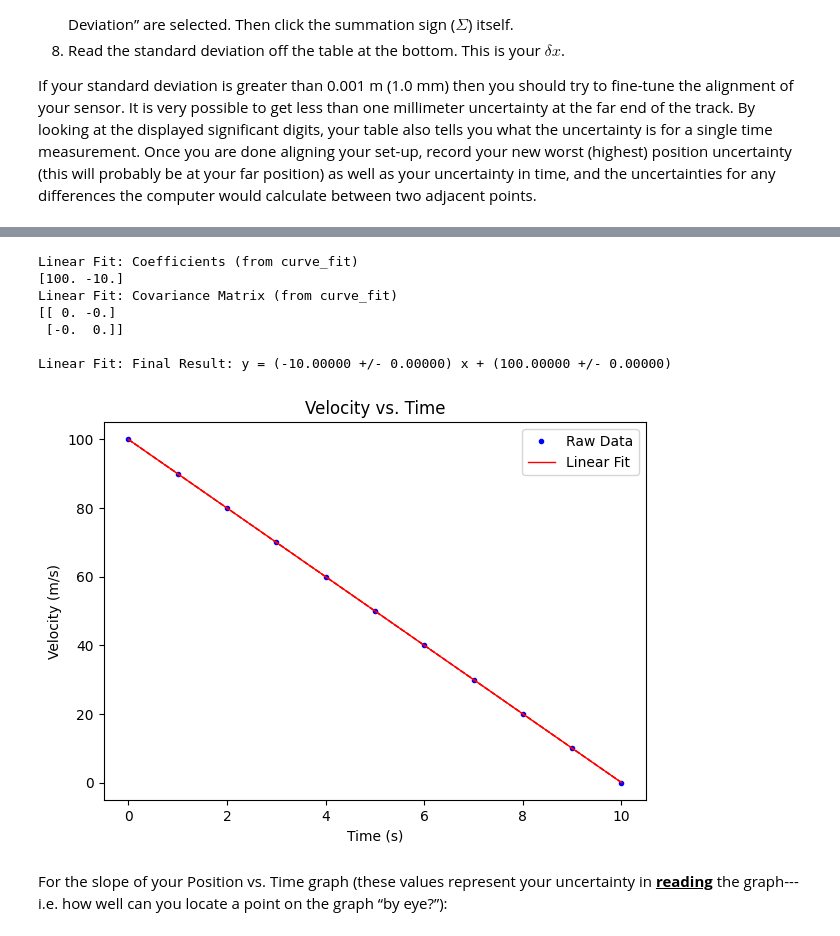
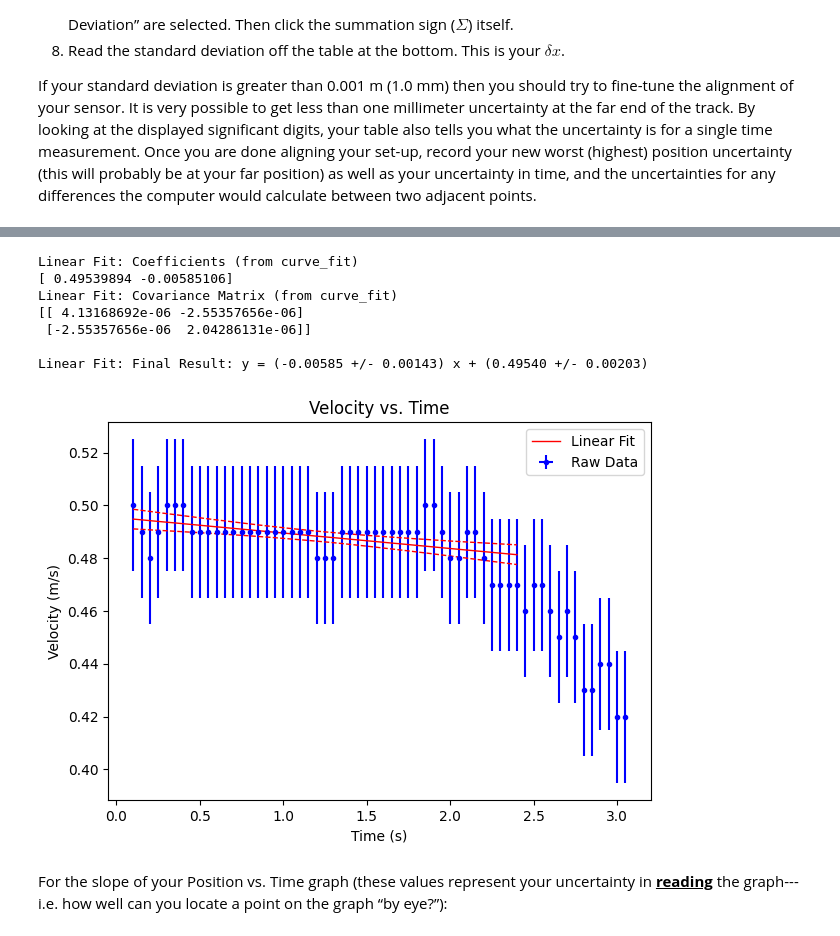
Before and after one commit to nmack21/PhysicsLabs, a Jupyter notebook: PHYS201/Lab2.ipynb, the cells around one changed output, grey strips where cells are left out. Drawn from its saved outputs; the diff is of its cells as text; code cells hidden in the pictures.

```diff
--- a/PHYS201/Lab2.ipynb
+++ b/PHYS201/Lab2.ipynb
@@ -273,7 +264,7 @@ What is the difference in time between two $successive$ data points? (You can ei
 
 #### Enter Raw Data Here!!!!!!!!!!!!!! ####
 
-Delta_t = 0.005
+Delta_t = 0.05/2.0
 
 ###########################################
 
@@ -303,7 +287,9 @@ It is now up to you to draw the best-fit line for the Position vs. Time graph <u
 # Position vs. Time Graph
 
 # Reads the name of the csv file and gets the data
-df = pd.read_csv("./ExampleFiles/Position vs Time test.csv")
+df = pd.read_csv("./Lab2_Level_Airtrack.csv")
+df.info()
+print (df)
 
 # Prints information about the file
 #df.info()
@@ -311,8 +297,8 @@ df = pd.read_csv("./ExampleFiles/Position vs Time test.csv")
 print("")
 
 # Defines the x and y values
-time = df.filter(['Time (s)'], axis=1).dropna()
-position = df.filter(['Position (m)'], axis=1).dropna()
+time = df.filter(['Time (s) Run #1'], axis=1).dropna()
+position = df.filter(['Position (m) Run #1'], axis=1).dropna()
 
 # Create a figure of reasonable size and resolution, white background, black edge color
 fig=plt.figure(figsize=(7,5), dpi= 100, facecolor='w', edgecolor='k')
@@ -321,19 +307,19 @@ fig=plt.figure(figsize=(7,5), dpi= 100, facecolor='w', edgecolor='k')
 x_data = time.values.reshape(-1, 1)
 y_data = position.values.reshape(-1, 1)
 
-xi = df['Time (s)'].to_numpy()
-yi = df['Position (m)'].to_numpy()
+xi = df['Time (s) Run #1'].to_numpy()
+yi = df['Position (m) Run #1'].to_numpy()
 
 # Creates the base plot with titles
 # df.plot(x='Time (s)', y='Position (m)', kind ='scatter')
-plt.plot(x_data,y_data,'b.',label='Raw Data')
+plt.errorbar(x_data,y_data,Delta_t,Delta_x,'b.',label='Raw Data')
 plt.ylabel('Position (m)')
 plt.xlabel('Time (s)')
 plt.title('Position vs. Time')
 
 # Takes the x and y values to make a trendline
 #intercept, slope = linear_fit_plot(x_data,y_data)
-intercept, slope, dintercept, dslope = linear_fit_plot_errors(xi,yi)
+intercept, slope, dintercept, dslope = linear_fit_plot_errors(xi,yi,0.0,2.8)
 
 # Adds the legend to the plot
 plt.legend()
@@ -354,53 +350,50 @@ Linear Fit: Final Result: y = (80.32143 +/- 0.86999) x + (-0.82143 +/- 3.13681)
 # %%
 # Velocity vs. Time Graph (unaccelerated)
 
-# Reads the name of the csv file and gets the data
-df = pd.read_csv("./ExampleFiles/Unacc_Velocity  vs Time test.csv")
+# Remove NaN entries from dataframe
+df = df.dropna()
 
-# Prints information about the file
-#df.info()
-
-print("")
+Delta_v = Delta_x/Delta_t
 
 # Defines the x and y values
-time = df.filter(['Time (s)'], axis=1).dropna()
-position = df.filter(['Velocity (m/s)'], axis=1).dropna()
+time = df.filter(['Time (s) Run #1'], axis=1).dropna()
+position = df.filter(['Velocity (m/s) Run #1'], axis=1).dropna()
 
 fig=plt.figure(figsize=(7,5), dpi= 100, facecolor='w', edgecolor='k')
 
 # Gets the data values for x and y
 x_data = time.values.reshape(-1, 1)
 y_data = position.values.reshape(-1, 1)
-xi = df['Time (s)'].to_numpy()
-yi = df['Velocity (m/s)'].to_numpy()
+xi = df['Time (s) Run #1'].to_numpy()
+yi = df['Velocity (m/s) Run #1'].to_numpy()
 
 # Creates the base plot with titles
 # df.plot(x='Time (s)', y='Position (m)', kind ='scatter')
-plt.plot(x_data,y_data,'b.',label='Raw Data')
+plt.errorbar(x_data,y_data,Delta_t,Delta_v,'b.',label='Raw Data')
 plt.ylabel('Velocity (m/s)')
 plt.xlabel('Time (s)')
 plt.title('Velocity vs. Time')
 
 # Takes the x and y values to make a trendline
 #intercept, slope = linear_fit_plot(x_data,y_data)
-intercept, slope, dintercept, dslope = linear_fit_plot_errors(xi,yi)
+intercept, slope, dintercept, dslope = linear_fit_plot_errors(xi,yi,0.0,2.4)
 
 # Adds the legend to the plot
 plt.legend()
 
 # Displays the plot
 plt.show()
 
 print("")
 # %% [output]
 Linear Fit: Coefficients (from curve_fit)
-[100. -10.]
+[ 0.49539894 -0.00585106]
 Linear Fit: Covariance Matrix (from curve_fit)
-[[ 0. -0.]
- [-0.  0.]]
+[[ 4.13168692e-06 -2.55357656e-06]
+ [-2.55357656e-06  2.04286131e-06]]
 
-Linear Fit: Final Result: y = (-10.00000 +/- 0.00000) x + (100.00000 +/- 0.00000)
+Linear Fit: Final Result: y = (-0.00585 +/- 0.00143) x + (0.49540 +/- 0.00203)
-[figure, old version]
+[figure, new version]
 # %% [markdown]
 For the slope of your Position vs. Time graph (these values represent your uncertainty in <u>**reading**</u> the graph---i.e. how well can you locate a point on the graph “by eye?”):
 # %%
```
Also changed, not shown: parts of 7 cells of this notebook, 1 other file.
